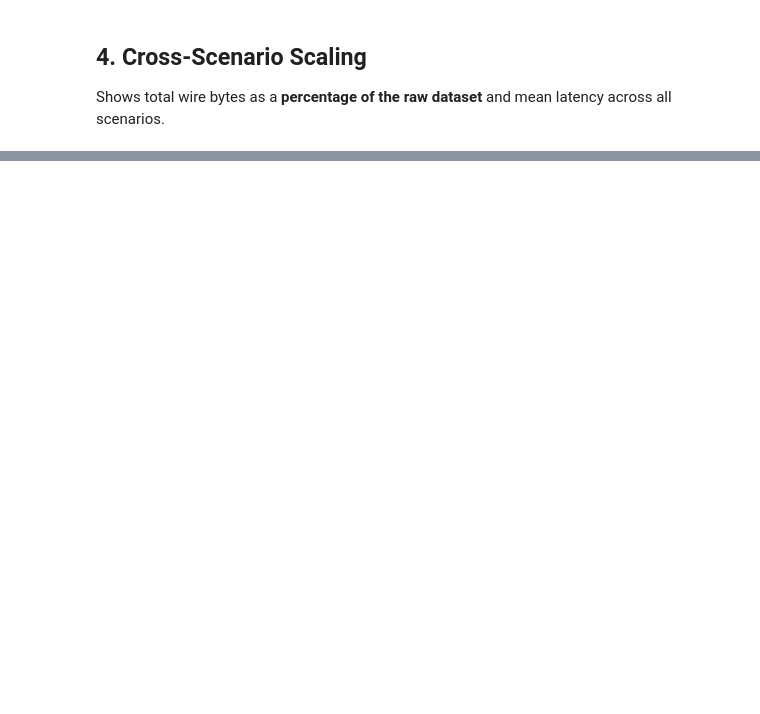
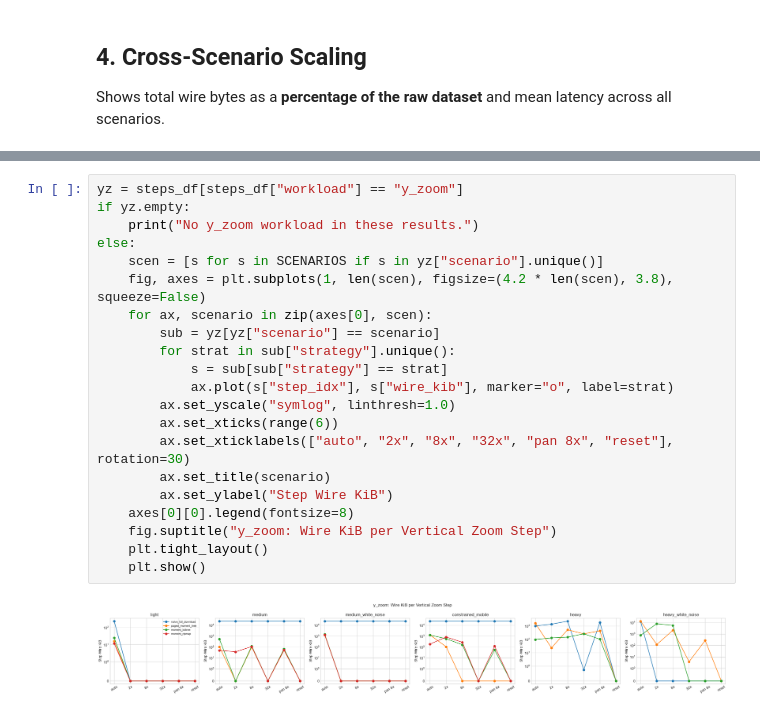
Before and after one commit to GDX64/Pink-lemonade, a Jupyter notebook: benchmarks/analysis.ipynb, the cells around one changed output, grey strips where cells are left out. Drawn from its saved outputs; the diff is of its cells as text; blank space fills up the shorter version.

```diff
--- a/benchmarks/analysis.ipynb
+++ b/benchmarks/analysis.ipynb
@@ -323,0 +375,23 @@ plt.show()
+# %%
+yz = steps_df[steps_df["workload"] == "y_zoom"]
+if yz.empty:
+    print("No y_zoom workload in these results.")
+else:
+    scen = [s for s in SCENARIOS if s in yz["scenario"].unique()]
+    fig, axes = plt.subplots(1, len(scen), figsize=(4.2 * len(scen), 3.8), squeeze=False)
+    for ax, scenario in zip(axes[0], scen):
+        sub = yz[yz["scenario"] == scenario]
+        for strat in sub["strategy"].unique():
+            s = sub[sub["strategy"] == strat]
+            ax.plot(s["step_idx"], s["wire_kib"], marker="o", label=strat)
+        ax.set_yscale("symlog", linthresh=1.0)
+        ax.set_xticks(range(6))
+        ax.set_xticklabels(["auto", "2x", "8x", "32x", "pan 8x", "reset"], rotation=30)
+        ax.set_title(scenario)
+        ax.set_ylabel("Step Wire KiB")
+    axes[0][0].legend(fontsize=8)
+    fig.suptitle("y_zoom: Wire KiB per Vertical Zoom Step")
+    plt.tight_layout()
+    plt.show()
+# %% [output]
+[figure, added]
```
Also changed, not shown: parts of 9 cells of this notebook, 36 other files.
